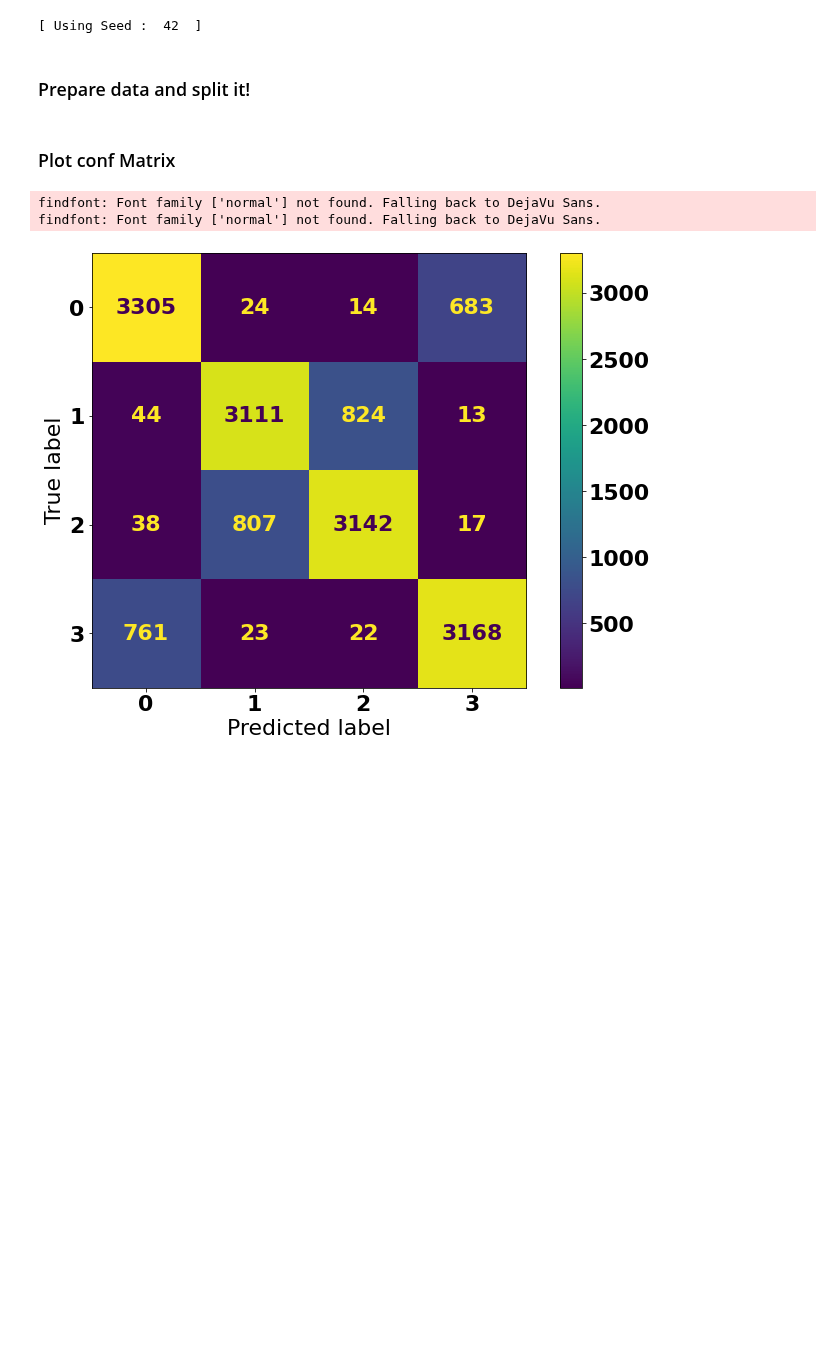
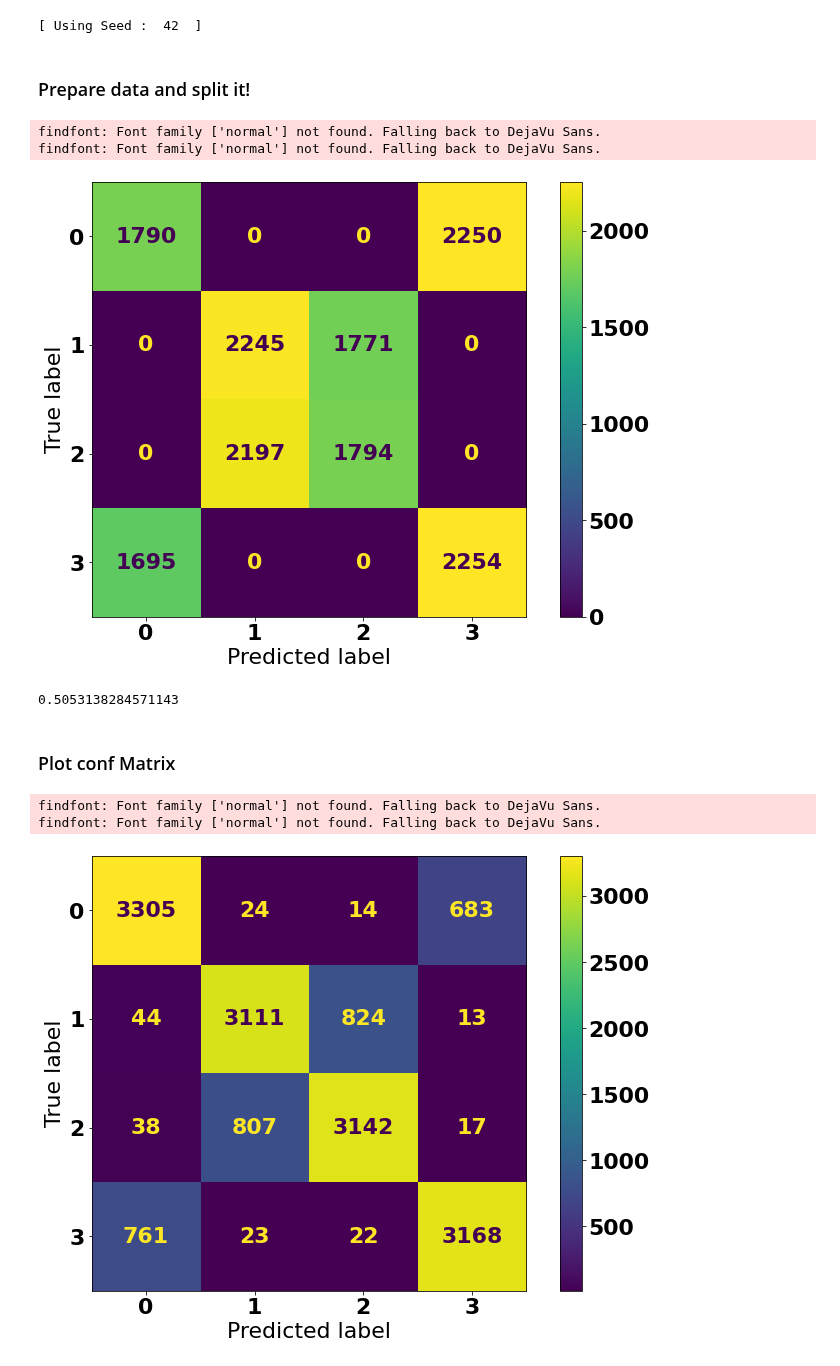
Before and after one commit to alexeyhorkin/ml_dl_with_topology_data, a Jupyter notebook: notebooks/eda/models_analysis.ipynb, the cells around one changed output. Cells and saved outputs as stored; diff of their text form; code cells hidden in the pictures; blank space fills up the shorter version.

Commit message:
add  more conf matrices for SVM

```diff
--- a/notebooks/eda/models_analysis.ipynb
+++ b/notebooks/eda/models_analysis.ipynb
@@ -55,6 +55,31 @@ def plot_conf_matrix(model, X, Y):
     plt.show()
 # %% [markdown]
 ### Prepare data and split it!
+# %%
+data_path = p_join('..', '..', 'data_2')
+FOLDERS = [p_join(os.path.abspath(data_path), item) for item in os.listdir(data_path) if 'L=1.6' in item]
+X, Y = utils.create_dataset(FOLDERS)
+X = utils.normalize_data(X)
+# %%
+### Train SVC
+X_train, X_test, y_train, y_test = train_test_split(
+        X, Y, random_state=0)
+model = svm.SVC(C=1000)
+model.fit(X_train, y_train)
+pass
+# %%
+plot_conf_matrix(model, X_test, y_test)
+pass
+# %% [output]
+findfont: Font family ['normal'] not found. Falling back to DejaVu Sans.
+findfont: Font family ['normal'] not found. Falling back to DejaVu Sans.
+[figure, added]
+# %%
+predictions = model.predict(X_test)
+acc = (predictions == y_test).sum()/len(predictions)
+acc
+# %% [output]
+0.5053138284571143
 # %%
 data_path = p_join('..', '..', 'data_2')
 FOLDERS = [p_join(os.path.abspath(data_path), item) for item in os.listdir(data_path) if 'L=10.6' in item]
```
Also changed, not shown: parts of 1 cell of this notebook.
